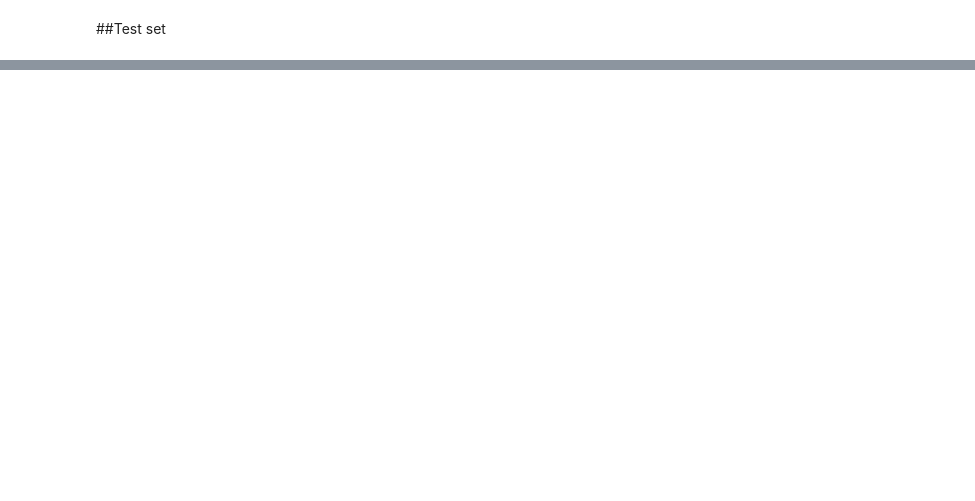
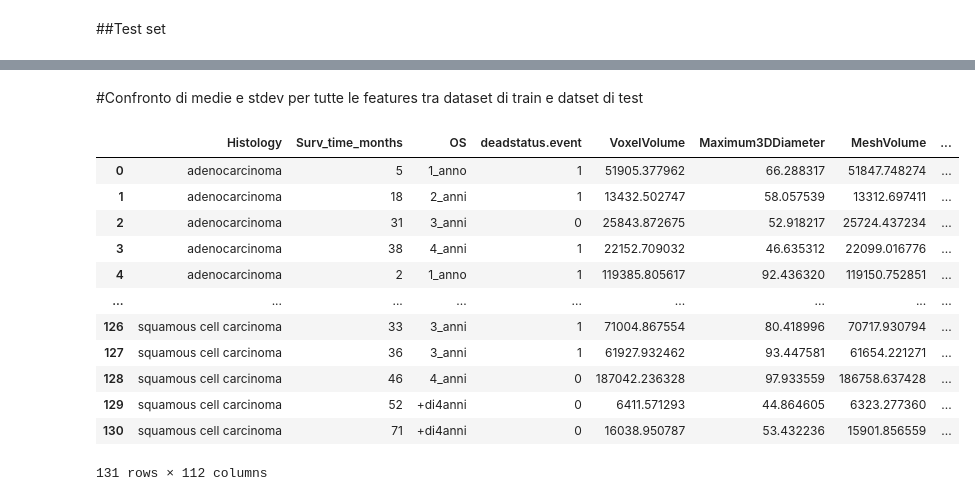
Before and after one commit to leonardoub/SCRIPT_PALERMO, a Jupyter notebook: explore_database_PA.ipynb, the cells around one changed output, grey strips where cells are left out. Saved outputs shown, nothing was run; the diff lists cells and outputs as text; code cells hidden in the pictures; blank space fills up the shorter version.

```diff
--- a/explore_database_PA.ipynb
+++ b/explore_database_PA.ipynb
@@ -350,0 +329,18 @@ len(list(df_test.Histology))
+# %% [markdown]
+#Confronto di medie e stdev per tutte le features tra dataset di train e datset di test
+# %%
+df_train
+# %% [output]
+|  | Histology | Surv_time_months | OS | deadstatus.event | VoxelVolume | Maximum3DDiameter | MeshVolume | ... |
+| 0 | adenocarcinoma | 5 | 1_anno | 1 | 51905.377962 | 66.288317 | 51847.748274 | ... |
+| 1 | adenocarcinoma | 18 | 2_anni | 1 | 13432.502747 | 58.057539 | 13312.697411 | ... |
+| 2 | adenocarcinoma | 31 | 3_anni | 0 | 25843.872675 | 52.918217 | 25724.437234 | ... |
+| 3 | adenocarcinoma | 38 | 4_anni | 1 | 22152.709032 | 46.635312 | 22099.016776 | ... |
+| 4 | adenocarcinoma | 2 | 1_anno | 1 | 119385.805617 | 92.436320 | 119150.752851 | ... |
+| ... | ... | ... | ... | ... | ... | ... | ... | ... |
+| 126 | squamous cell carcinoma | 33 | 3_anni | 1 | 71004.867554 | 80.418996 | 70717.930794 | ... |
+| 127 | squamous cell carcinoma | 36 | 3_anni | 1 | 61927.932462 | 93.447581 | 61654.221271 | ... |
+| 128 | squamous cell carcinoma | 46 | 4_anni | 0 | 187042.236328 | 97.933559 | 186758.637428 | ... |
+| 129 | squamous cell carcinoma | 52 | +di4anni | 0 | 6411.571293 | 44.864605 | 6323.277360 | ... |
+| 130 | squamous cell carcinoma | 71 | +di4anni | 0 | 16038.950787 | 53.432236 | 15901.856559 | ... |
+131 rows × 112 columns
```
Also changed, not shown: parts of 21 cells of this notebook.
